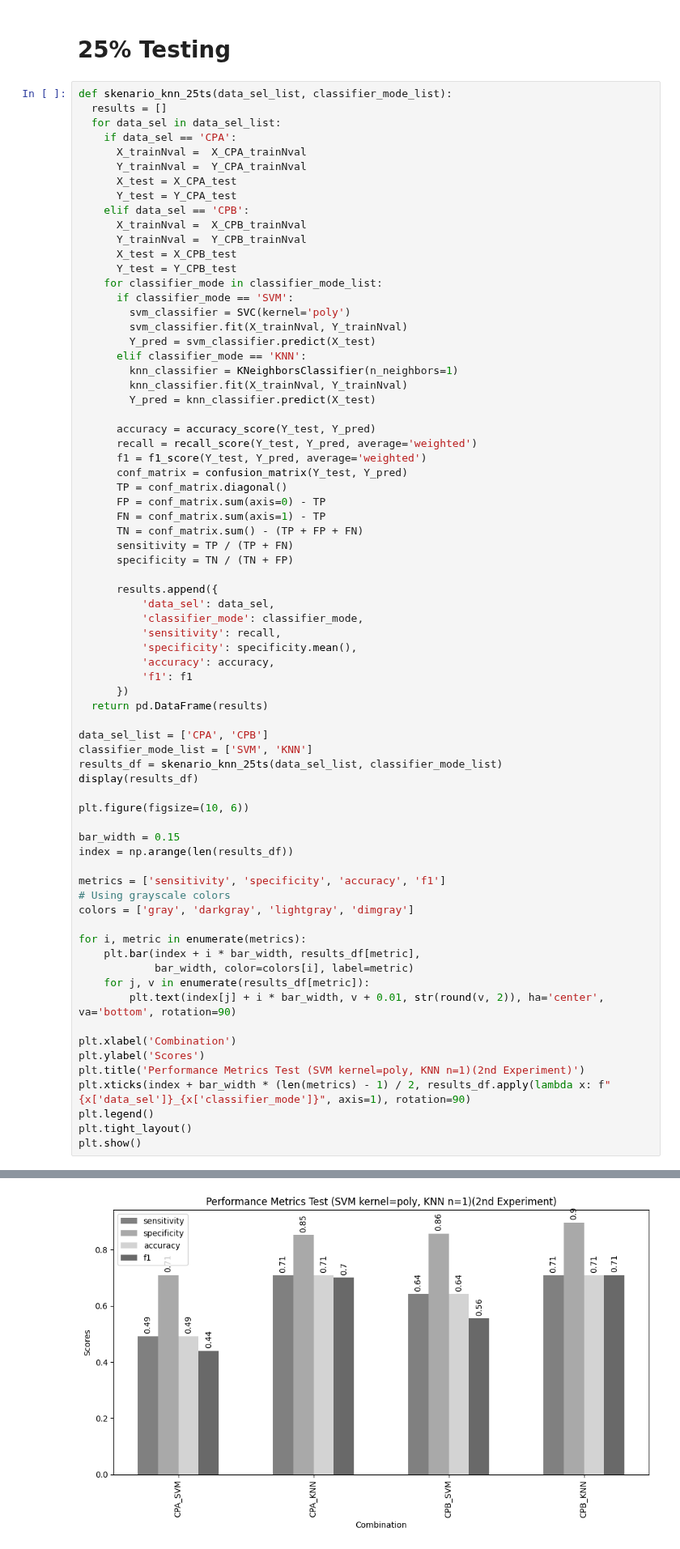
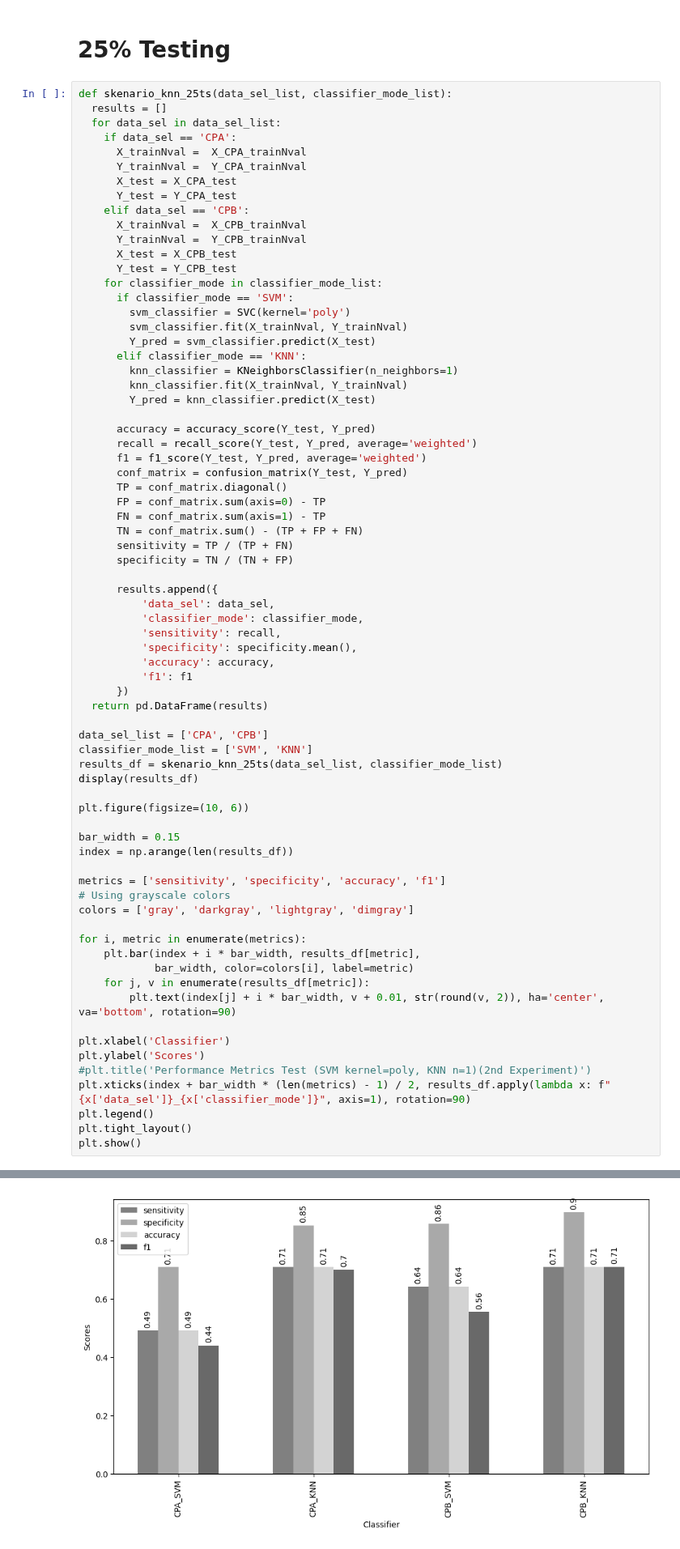
Before and after one commit to endangrusiana123/SLO, a Jupyter notebook: MiniProject1.ipynb, the cells around one changed output, grey strips where cells are left out. Shown at 81% size. Saved outputs shown, nothing was run; the diff lists cells and outputs as text.

```diff
--- a/MiniProject1.ipynb
+++ b/MiniProject1.ipynb
@@ -313,33 +313,33 @@ data_sel_list = ['CPA', 'CPB']
 classifier_mode_list = ['SVM', 'KNN']
 results_df = skenario_knn_25ts(data_sel_list, classifier_mode_list)
 display(results_df)
 
 plt.figure(figsize=(10, 6))
 
 bar_width = 0.15
 index = np.arange(len(results_df))
 
 metrics = ['sensitivity', 'specificity', 'accuracy', 'f1']
 # Using grayscale colors
 colors = ['gray', 'darkgray', 'lightgray', 'dimgray']
 
 for i, metric in enumerate(metrics):
     plt.bar(index + i * bar_width, results_df[metric],
             bar_width, color=colors[i], label=metric)
     for j, v in enumerate(results_df[metric]):
         plt.text(index[j] + i * bar_width, v + 0.01, str(round(v, 2)), ha='center', va='bottom', rotation=90)
 
-plt.xlabel('Combination')
+plt.xlabel('Classifier')
 plt.ylabel('Scores')
-plt.title('Performance Metrics Test (SVM kernel=poly, KNN n=1)(2nd Experiment)')
+#plt.title('Performance Metrics Test (SVM kernel=poly, KNN n=1)(2nd Experiment)')
 plt.xticks(index + bar_width * (len(metrics) - 1) / 2, results_df.apply(lambda x: f"{x['data_sel']}_{x['classifier_mode']}", axis=1), rotation=90)
 plt.legend()
 plt.tight_layout()
 plt.show()
 # %% [output]
 |  | data_sel | classifier_mode | sensitivity | specificity | accuracy | f1 |
 | 0 | CPA | SVM | 0.491429 | 0.709606 | 0.491429 | 0.439821 |
 | 1 | CPA | KNN | 0.708571 | 0.851841 | 0.708571 | 0.700276 |
 | 2 | CPB | SVM | 0.642222 | 0.857607 | 0.642222 | 0.555233 |
 | 3 | CPB | KNN | 0.708889 | 0.896612 | 0.708889 | 0.710218 |
-[figure, old version]
+[figure, new version]
```
Also changed, not shown: parts of 2 cells of this notebook.
